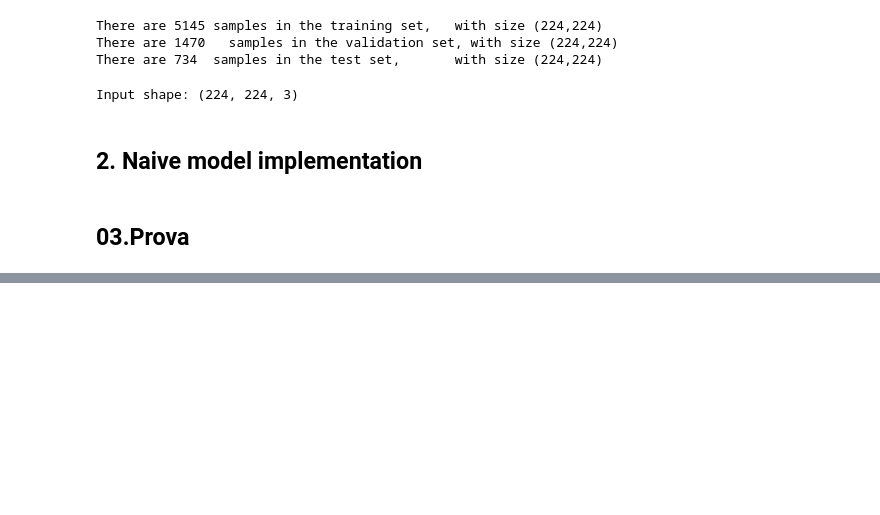
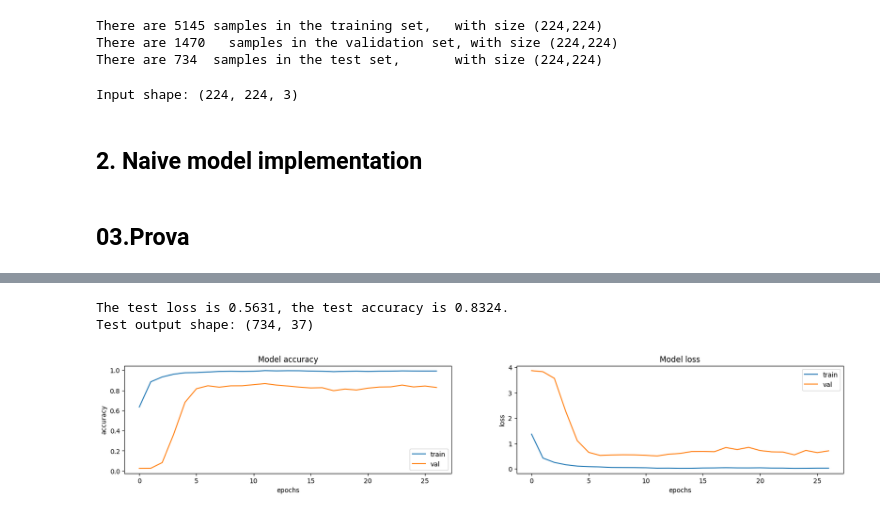
Before and after one commit to Nicolo02/PetClassification_CV_Project, a Jupyter notebook: Task1.ipynb, the cells around one changed output, grey strips where cells are left out. Cells and saved outputs as stored; diff of their text form; code cells hidden in the pictures; blank space fills up the shorter version.

```diff
--- a/Task1.ipynb
+++ b/Task1.ipynb
@@ -524,0 +761,10 @@ plt.show()
+# %%
+ResNet18, preprocess_input = Classifiers.get('resnet18')
+# %%
+base_model = ResNet18(weights='imagenet', include_top=False, input_shape=(224, 224, 3))
+
+model = tf.keras.Sequential([
+    base_model,
+    tf.keras.layers.GlobalAveragePooling2D(),
+    tf.keras.layers.Dense(n_classes, activation='softmax')
+])
@@ -524,0 +774,12 @@ plt.show()
+# %%
+opt      = Adam(learning_rate=0.0001)
+loss_fcn = SparseCategoricalCrossentropy()
+
+callbacks = [
+    keras.callbacks.EarlyStopping(monitor="val_loss", patience=15, restore_best_weights=True)
+]
+
+epochs = 150
+
+model.compile(loss=loss_fcn, optimizer=opt, metrics=["accuracy"])
+history = model.fit(train_ds, epochs=epochs, validation_data=val_ds, callbacks=callbacks)
@@ -524,0 +805,20 @@ plt.show()
+# %%
+plt.figure(figsize=(20, 3))
+for i, metric in enumerate(["accuracy", "loss"]):
+    plt.subplot(1, 2, i + 1)
+    plt.plot(history.history[metric])
+    plt.plot(history.history["val_" + metric])
+    plt.title("Model {}".format(metric))
+    plt.xlabel("epochs")
+    plt.ylabel(metric)
+    plt.legend(["train", "val"])
+
+test_loss, test_metric = model.evaluate(test_ds, verbose=0)
+pred = model.predict(test_ds, verbose=0)
+
+print(f"The test loss is {test_loss:.4f}, the test accuracy is {test_metric:.4f}.")
+print("Test output shape: {}".format(pred.shape))
+# %% [output]
+The test loss is 0.5631, the test accuracy is 0.8324.
+Test output shape: (734, 37)
+[figure, added]
```
Also changed, not shown: parts of 18 cells of this notebook.
